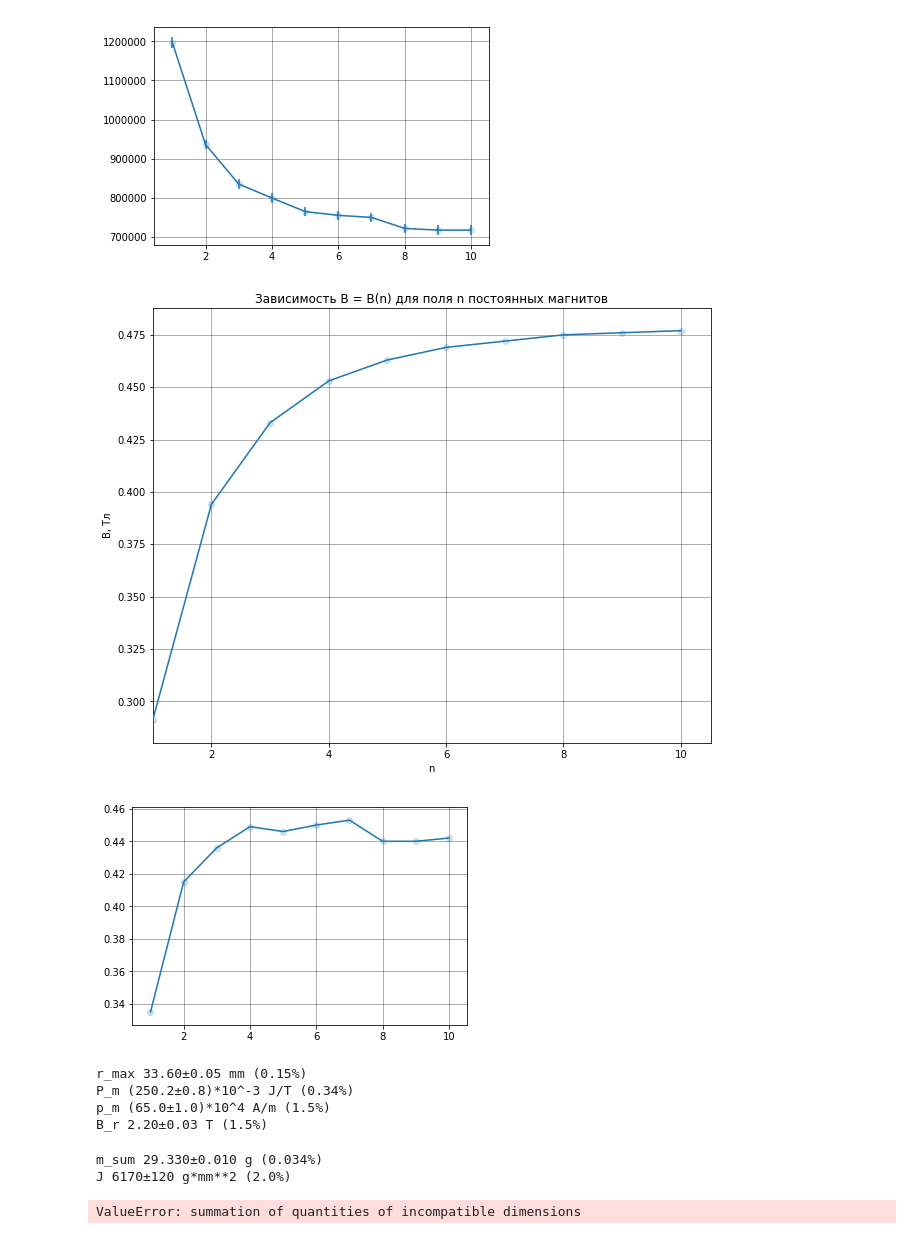
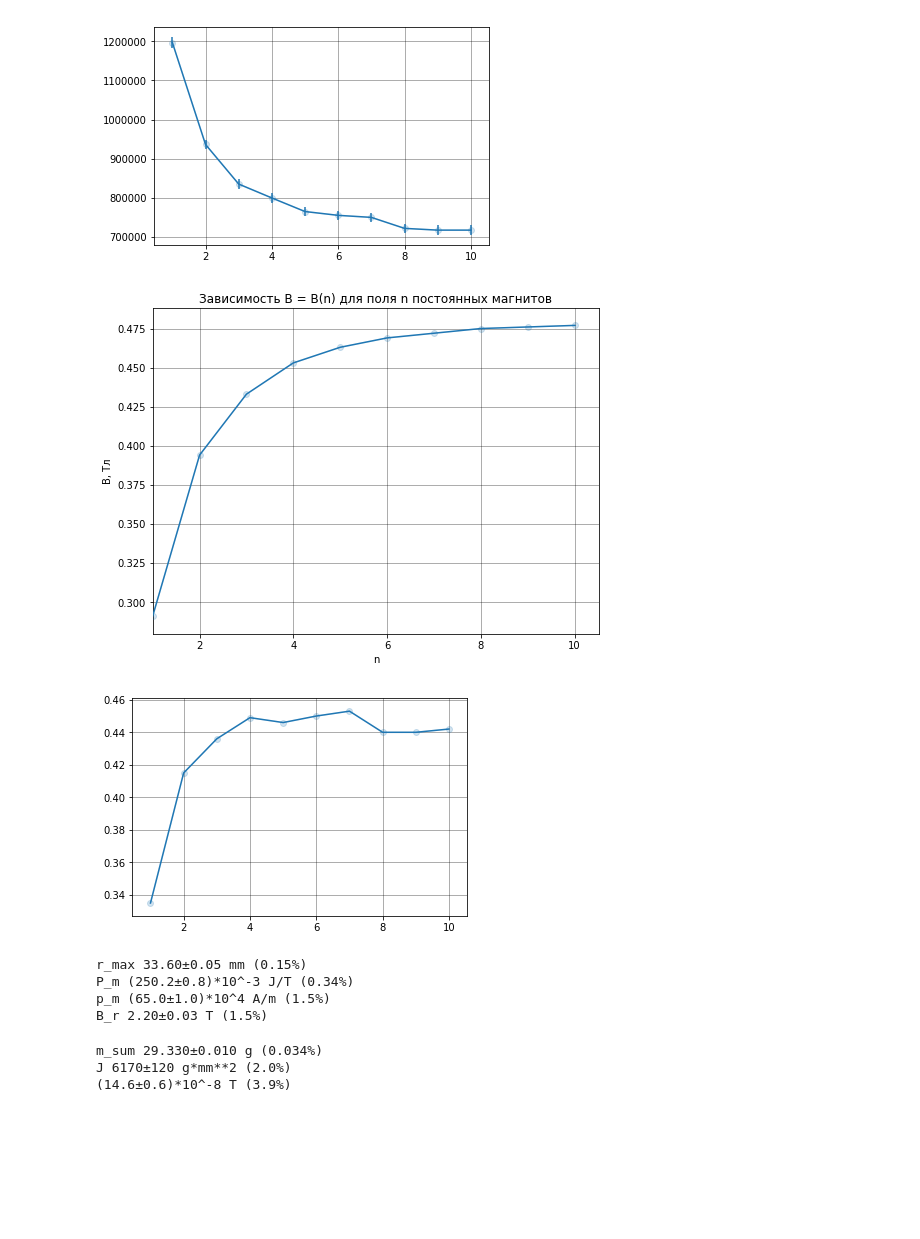
Before and after one commit to Wiki-fan/miptlabs, a Jupyter notebook: lab1.2.ipynb, the cells around one changed output. Drawn from its saved outputs; the diff is of its cells as text; code cells hidden in the pictures; blank space fills up the shorter version.

```diff
--- a/lab1.2.ipynb
+++ b/lab1.2.ipynb
@@ -189,16 +189,16 @@ ml.plt_pq(df3['n'], p_m_s)
  (71.80±1.20)*10^4 T*m/H (1.7%) (71.80±1.20)*10^4 T*m/H (1.7%)]
 [figure]
 # %%
-plt.figure(figsize=(10,8))
+plt.figure(figsize=(8,6))
 ml.plt_pq(df3['n'], df3['B square'])
 plt.xlabel('n')
 plt.ylabel('B, Тл')
 plt.xlim(xmin=1)
 plt.title('Зависимость B = B(n) для поля n постоянных магнитов')
 plt.show()
 ml.plt_pq(df3['n'], df3['B cylinder'])
 # %% [output]
-[figure, old version]
+[figure, new version]
 [figure]
 # %%
 # Часть 3
@@ -227,10 +227,10 @@ m_sum = 10*m
 print('m_sum', m_sum)
 J = 1/12*m_sum*(d_cyl*10)**2+1/4*m_sum*(l_cyl/2)**2
 print('J', J)
-# P_m = ?
-B_h = J/(P_m)*(2*np.pi/T)**2
+P_m = 1e-3*465*u.joule/u.tesla
+B_h = (J/(P_m)*(2*np.pi/T)**2).repr_as(u.tesla)
 print(B_h)
 # %% [output]
 m_sum 29.330±0.010 g (0.034%)
 J 6170±120 g*mm**2 (2.0%)
+(14.6±0.6)*10^-8 T (3.9%)
-ValueError: summation of quantities of incompatible dimensions
```
